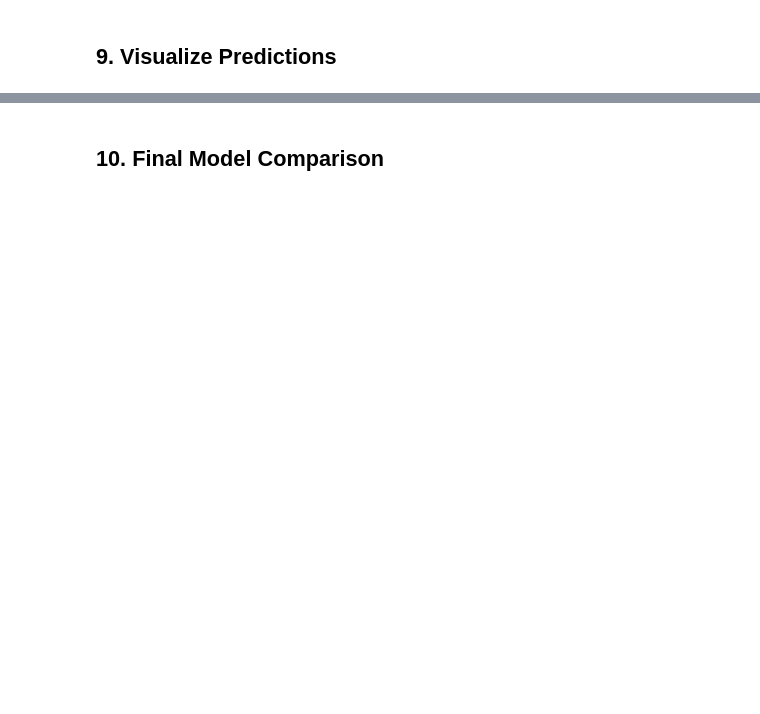
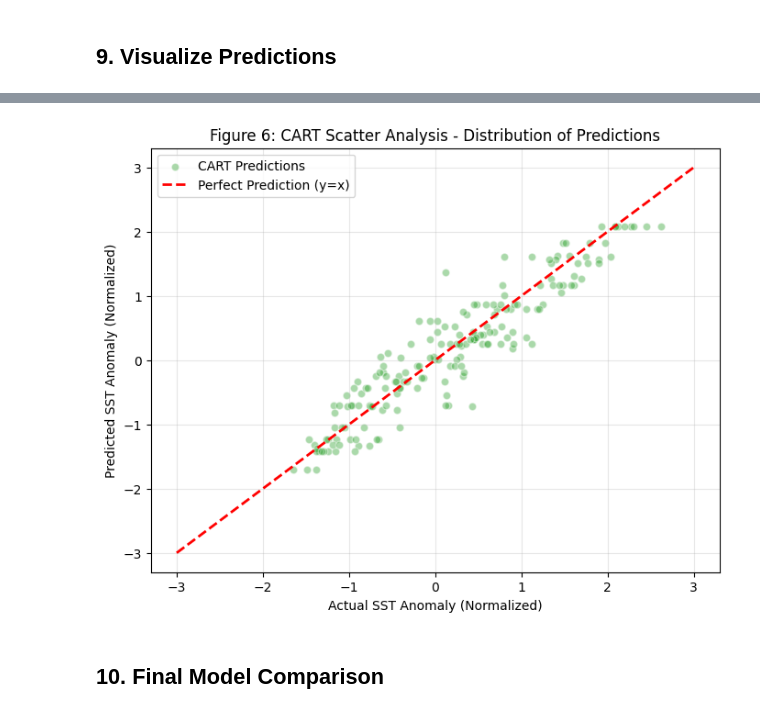
Before and after one commit to macoconut09/ML_FinalProject, a Jupyter notebook: notebooks/ENSO_Forecasting_All_Models.ipynb, the cells around one changed output, grey strips where cells are left out. Saved outputs shown, nothing was run; the diff lists cells and outputs as text; code cells hidden in the pictures; blank space fills up the shorter version.

Commit message:
Add Figure 6: CART scatter analysis and model quantization diagnostics

```diff
--- a/notebooks/ENSO_Forecasting_All_Models.ipynb
+++ b/notebooks/ENSO_Forecasting_All_Models.ipynb
@@ -340,3 +403,28 @@ plt.show()
+# %%
+import matplotlib.pyplot as plt
+
+plt.figure(figsize=(8, 6))
+
+plt.scatter(y_test, all_predictions_df["y_pred_CART"],
+            alpha=0.4,
+            color='#2ca02c',
+            edgecolors='w',
+            label='CART Predictions')
+
+plt.plot([-3, 3], [-3, 3], color='red', linestyle='--', linewidth=2, label='Perfect Prediction (y=x)')
+
+plt.title('Figure 6: CART Scatter Analysis - Distribution of Predictions')
+plt.xlabel('Actual SST Anomaly (Normalized)')
+plt.ylabel('Predicted SST Anomaly (Normalized)')
+plt.legend()
+plt.grid(True, alpha=0.3)
+
+save_path = data_dir / "cart_scatter_analysis.png"
+plt.savefig(save_path, dpi=150, bbox_inches="tight")
+
+plt.show()
+# %% [output]
+[figure, added]
 # %% [markdown]
 ## 10. Final Model Comparison
 # %%
```
Also changed, not shown: parts of 8 cells of this notebook.
